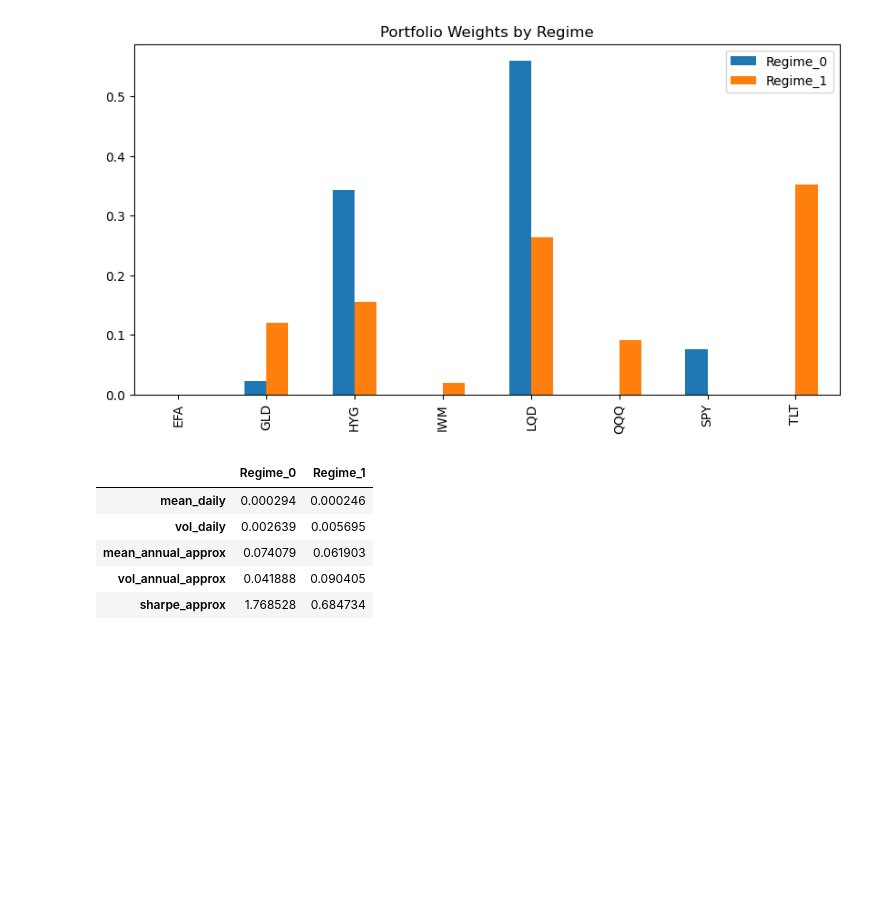
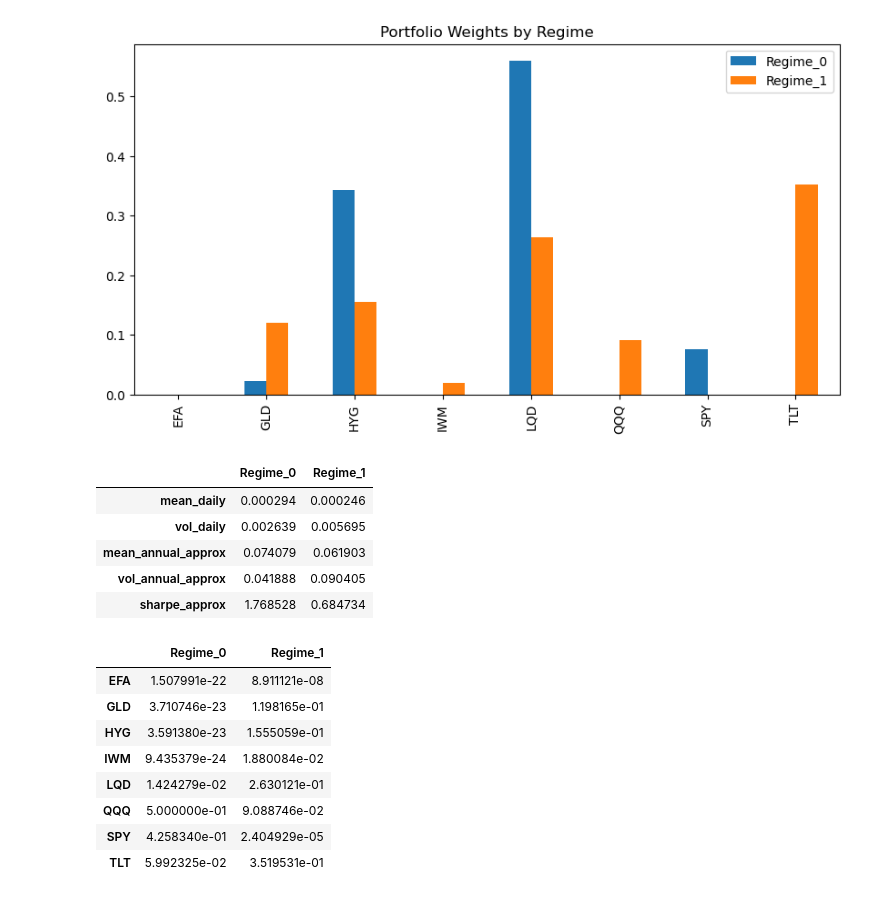
Before and after one commit to LTam2024/hmmRegimeDetect, a Jupyter notebook: regimeDetect.ipynb, the cells around one changed output. Cells and saved outputs as stored; diff of their text form; code cells hidden in the pictures; blank space fills up the shorter version.

```diff
--- a/regimeDetect.ipynb
+++ b/regimeDetect.ipynb
@@ -347,3 +347,23 @@ statsDf
 | mean_annual_approx | 0.074079 | 0.061903 |
 | vol_annual_approx | 0.041888 | 0.090405 |
 | sharpe_approx | 1.768528 | 0.684734 |
+# %%
+inRegimeMeanVarWeights0 = solve_mean_variance_portfolio(retRegime0.mean(), cov0)
+inRegimeMeanVarWeights1 = solve_mean_variance_portfolio(retRegime1.mean(), cov1)
+
+inWeightsMeanVarDf = pd.DataFrame({
+    "Regime_0": inRegimeMeanVarWeights0,
+    "Regime_1": inRegimeWeights1
+})
+
+inWeightsMeanVarDf
+# %% [output]
+|  | Regime_0 | Regime_1 |
+| EFA | 1.507991e-22 | 8.911121e-08 |
+| GLD | 3.710746e-23 | 1.198165e-01 |
+| HYG | 3.591380e-23 | 1.555059e-01 |
+| IWM | 9.435379e-24 | 1.880084e-02 |
+| LQD | 1.424279e-02 | 2.630121e-01 |
+| QQQ | 5.000000e-01 | 9.088746e-02 |
+| SPY | 4.258340e-01 | 2.404929e-05 |
+| TLT | 5.992325e-02 | 3.519531e-01 |
```
Also changed, not shown: parts of 4 cells of this notebook, 1 other file.
